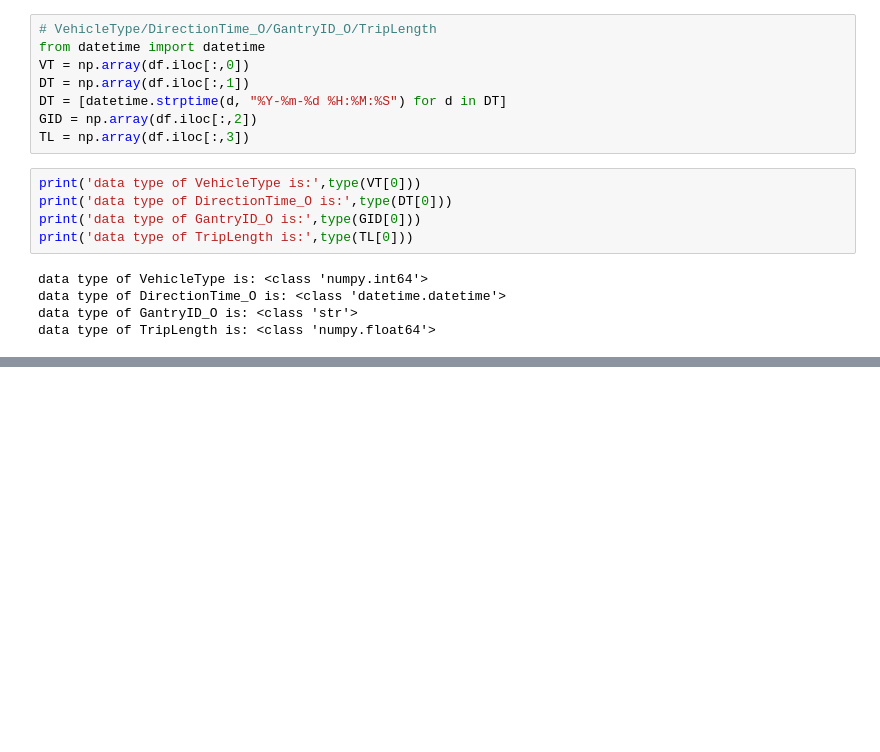
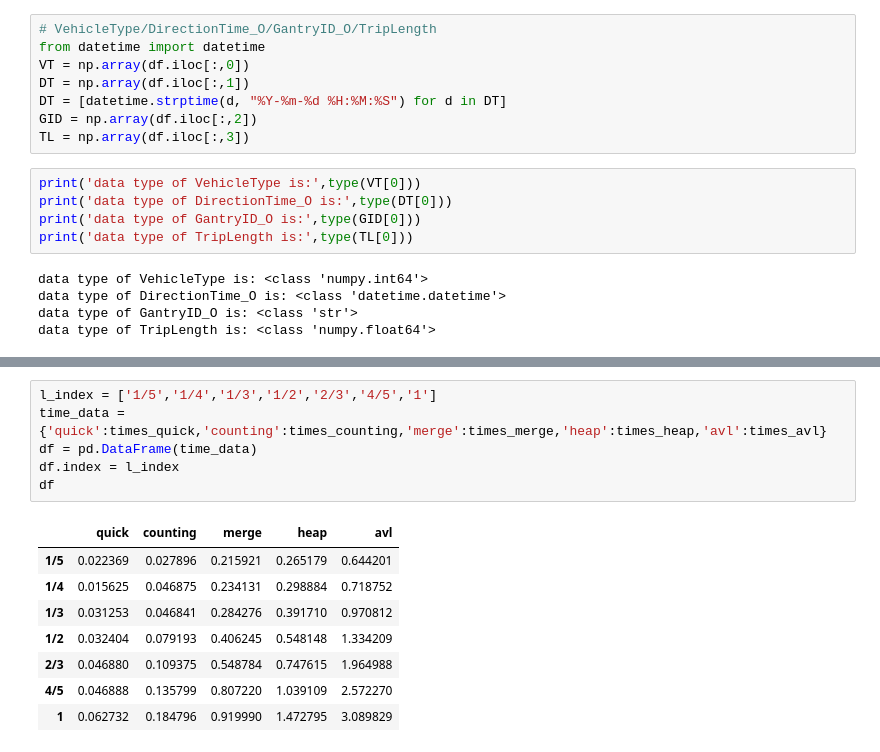
Before and after one commit to hiki-wang/msdm5051, a Jupyter notebook: sort_methods.ipynb, the cells around one changed output, grey strips where cells are left out. Drawn from its saved outputs; the diff is of its cells as text; blank space fills up the shorter version.

```diff
--- a/sort_methods.ipynb
+++ b/sort_methods.ipynb
@@ -493,3 +508,18 @@ plt.show()
+# %%
+l_index = ['1/5','1/4','1/3','1/2','2/3','4/5','1']
+time_data = {'quick':times_quick,'counting':times_counting,'merge':times_merge,'heap':times_heap,'avl':times_avl}
+df = pd.DataFrame(time_data)
+df.index = l_index
+df
+# %% [output]
+|  | quick | counting | merge | heap | avl |
+| 1/5 | 0.022369 | 0.027896 | 0.215921 | 0.265179 | 0.644201 |
+| 1/4 | 0.015625 | 0.046875 | 0.234131 | 0.298884 | 0.718752 |
+| 1/3 | 0.031253 | 0.046841 | 0.284276 | 0.391710 | 0.970812 |
+| 1/2 | 0.032404 | 0.079193 | 0.406245 | 0.548148 | 1.334209 |
+| 2/3 | 0.046880 | 0.109375 | 0.548784 | 0.747615 | 1.964988 |
+| 4/5 | 0.046888 | 0.135799 | 0.807220 | 1.039109 | 2.572270 |
+| 1 | 0.062732 | 0.184796 | 0.919990 | 1.472795 | 3.089829 |
 # %%
 n = len(DT)
 sizes = [round(n/5),round(n/4),round(n/3),round(n/2),round(2*n/3),round(4*n/5),round(n)]
```
Also changed, not shown: parts of 7 cells of this notebook.
